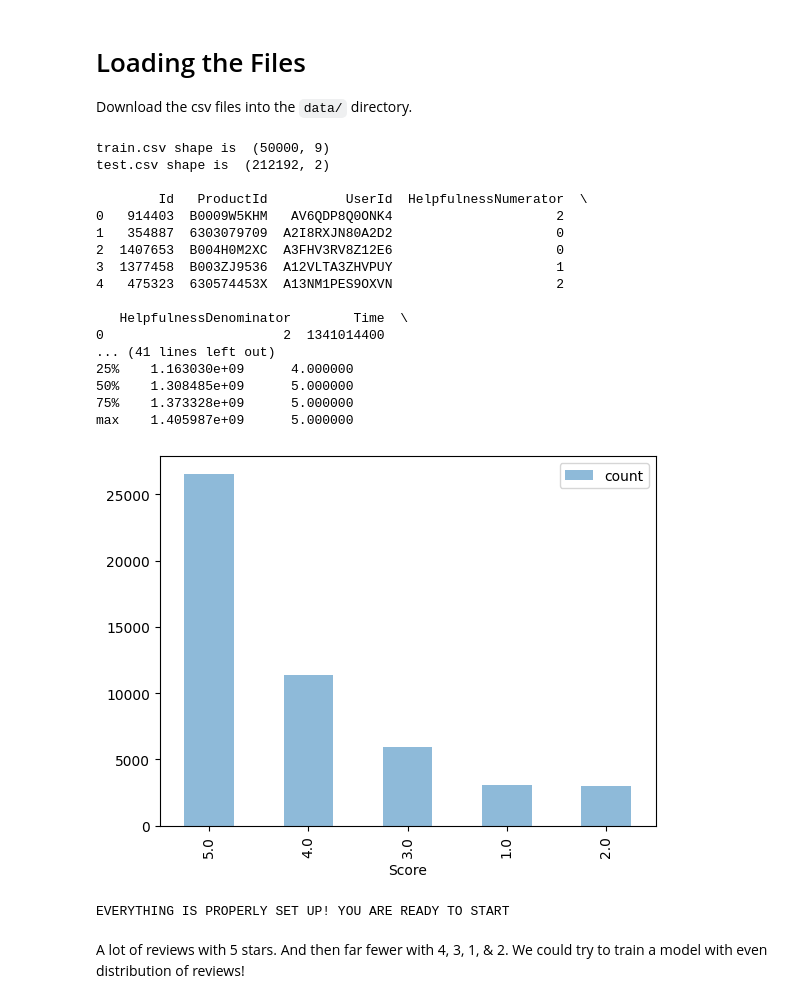
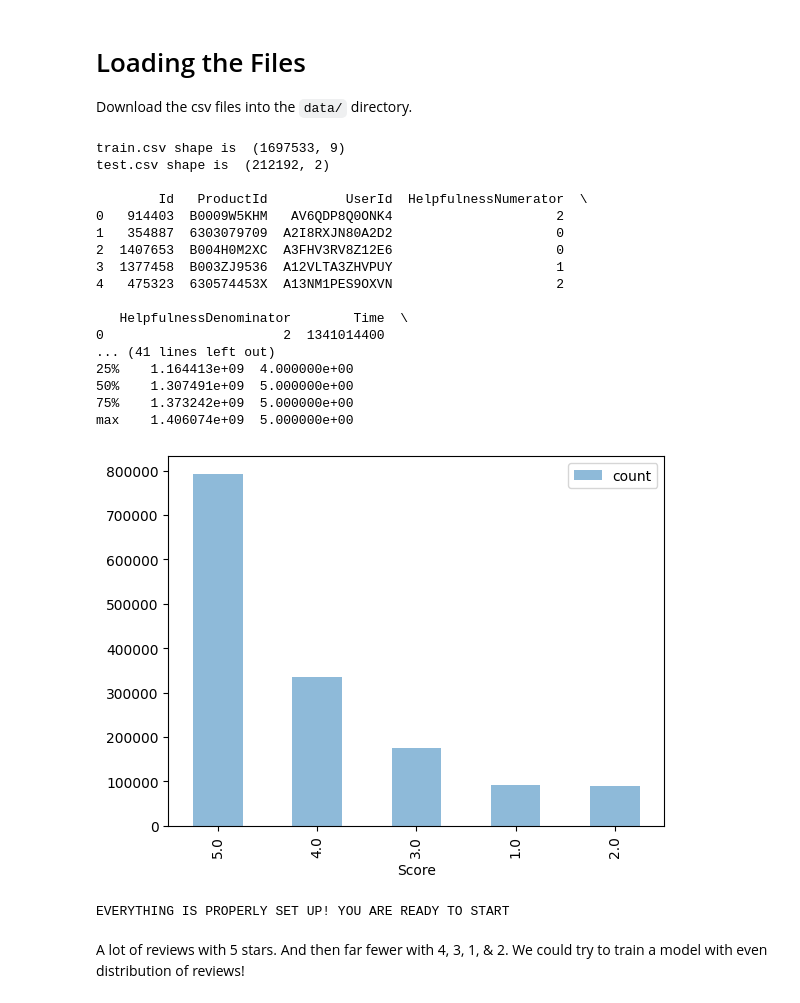
Before and after one commit to ilayG2004/ilay2004-midterm, a Jupyter notebook: starter_code.ipynb, the cells around one changed output. Drawn from its saved outputs; the diff is of its cells as text; code cells hidden in the pictures.

```diff
--- a/starter_code.ipynb
+++ b/starter_code.ipynb
@@ -27,45 +27,45 @@ sia = SentimentIntensityAnalyzer()
 
 Download the csv files into the `data/` directory.
 # %%
-trainingSet = pd.read_csv("./data/train.csv",  nrows=50000)
+trainingSet = pd.read_csv("./data/train.csv")
 testingSet = pd.read_csv("./data/test.csv")
 
 print("train.csv shape is ", trainingSet.shape)
 print("test.csv shape is ", testingSet.shape)
 
 print()
 
 print(trainingSet.head())
 print()
 print(testingSet.head())
 
 print()
 
 print(trainingSet.describe())
 trainingSet['Score'].value_counts().plot(kind='bar', legend=True, alpha=.5)
 plt.show()
 
 print()
 print("EVERYTHING IS PROPERLY SET UP! YOU ARE READY TO START")
 # %% [output]
-train.csv shape is  (50000, 9)
+train.csv shape is  (1697533, 9)
 test.csv shape is  (212192, 2)
 
         Id   ProductId          UserId  HelpfulnessNumerator  \
 0   914403  B0009W5KHM   AV6QDP8Q0ONK4                     2
 1   354887  6303079709  A2I8RXJN80A2D2                     0
 2  1407653  B004H0M2XC  A3FHV3RV8Z12E6                     0
 3  1377458  B003ZJ9536  A12VLTA3ZHVPUY                     1
 4   475323  630574453X  A13NM1PES9OXVN                     2
 
    HelpfulnessDenominator        Time  \
 0                       2  1341014400
 ... (41 lines left out)
-25%    1.163030e+09      4.000000
-50%    1.308485e+09      5.000000
-75%    1.373328e+09      5.000000
-max    1.405987e+09      5.000000
+25%    1.164413e+09  4.000000e+00
+50%    1.307491e+09  5.000000e+00
+75%    1.373242e+09  5.000000e+00
+max    1.406074e+09  5.000000e+00
-[figure, old version]
+[figure, new version]
 EVERYTHING IS PROPERLY SET UP! YOU ARE READY TO START
 # %% [markdown]
 A lot of reviews with 5 stars. And then far fewer with 4, 3, 1, & 2.
```
Also changed, not shown: parts of 2 cells of this notebook.
